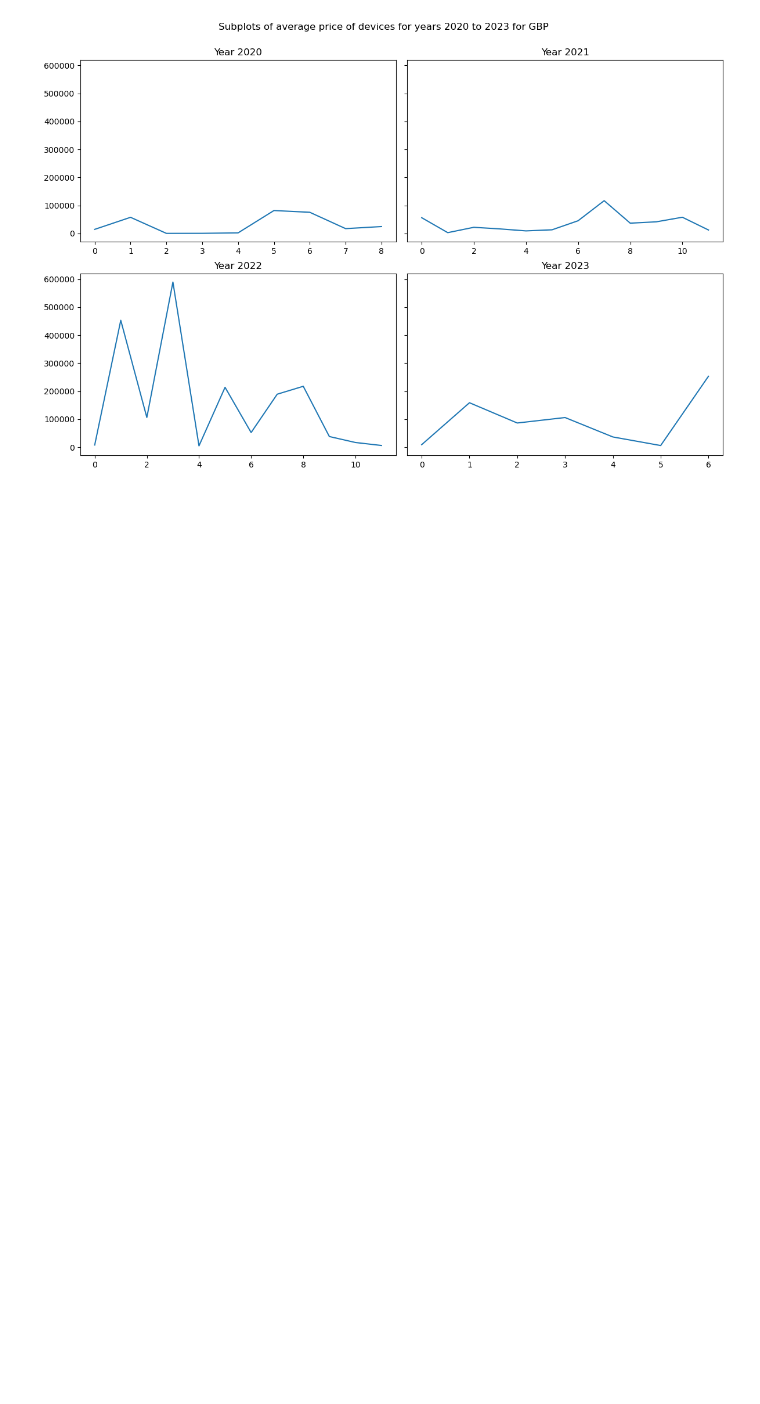
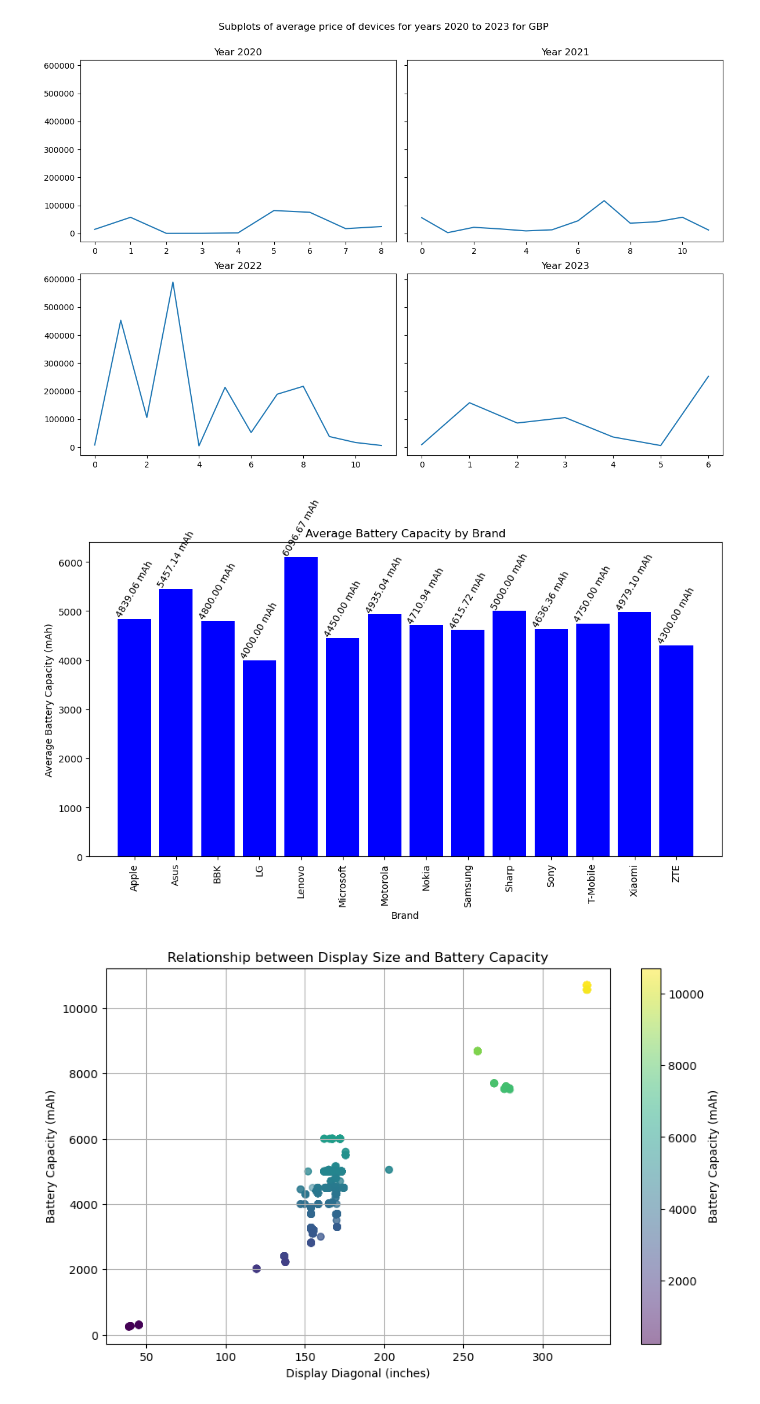
Before and after one commit to Debbydawn/PhoneDB_website, a Jupyter notebook: Question_3.ipynb, the cells around one changed output. Saved outputs shown, nothing was run; the diff lists cells and outputs as text; code cells hidden in the pictures; blank space fills up the shorter version.

Commit message:
visualization for 4

```diff
--- a/Question_3.ipynb
+++ b/Question_3.ipynb
@@ -130,3 +130,52 @@ def subplot_GBP():
 subplot_GBP()
 # %% [output]
 [figure]
+# %%
+def vis_brand():
+    # Extract the numeric battery capacities from the format "5000 mAh battery"
+    loaded_data_pd['battery_capacity'] = loaded_data_pd['battery_capacity'].str.extract('(\d+)').astype(float)
+
+
+    # Group data by brand and calculate average battery capacity and display size
+    brand_stats = loaded_data_pd.groupby('brand')[['battery_capacity', 'display_diagonal']].mean()
+    # Create a bar chart to compare average battery capacity by brand
+    plt.figure(figsize=(12, 6))
+    plt.bar(brand_stats.index, brand_stats['battery_capacity'], color='blue')
+    plt.xlabel('Brand')
+    plt.ylabel('Average Battery Capacity (mAh)')
+    plt.title('Average Battery Capacity by Brand')
+    plt.xticks(rotation=90)
+
+    # Display the counts above the bars
+    for index, value in enumerate(brand_stats['battery_capacity']):
+        plt.text(index, value, f"{value:.2f} mAh", ha='center', va='bottom',rotation=60)
+
+    # Show the chart
+    plt.show()
+
+    # Create a scatter plot to show the relationship between display size and battery capacity
+    # Create a scatter plot with a color gradient
+    plt.figure(figsize=(10, 6))
+    scatter = plt.scatter(
+        loaded_data_pd['display_diagonal'],
+        loaded_data_pd['battery_capacity'],
+        c=loaded_data_pd['battery_capacity'],  # Use battery capacity for color gradient
+        cmap='viridis',  # You can choose any colormap you prefer
+        alpha=0.5
+    )
+    plt.xlabel('Display Diagonal (inches)')
+    plt.ylabel('Battery Capacity (mAh)')
+    plt.title('Relationship between Display Size and Battery Capacity')
+    plt.grid()
+
+    # Create a colorbar to show the legend for the color gradient
+    colorbar = plt.colorbar(scatter)
+    colorbar.set_label('Battery Capacity (mAh)')
+
+    # Show the scatter plot
+    plt.show()
+
+vis_brand()
+# %% [output]
+[figure, added]
+[figure, added]
```
